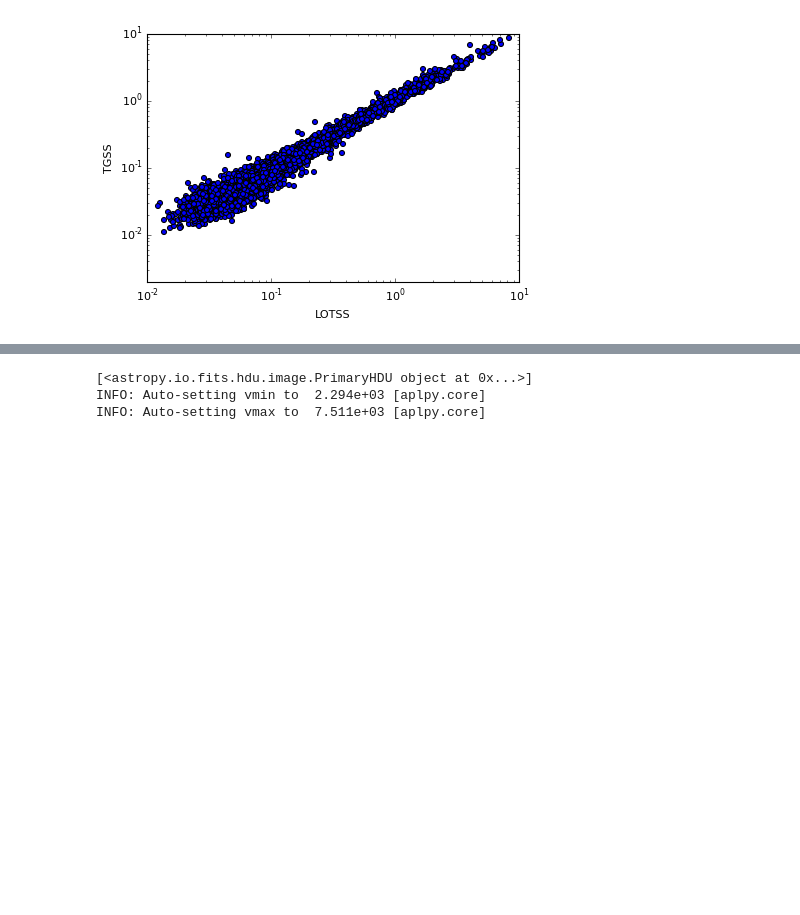
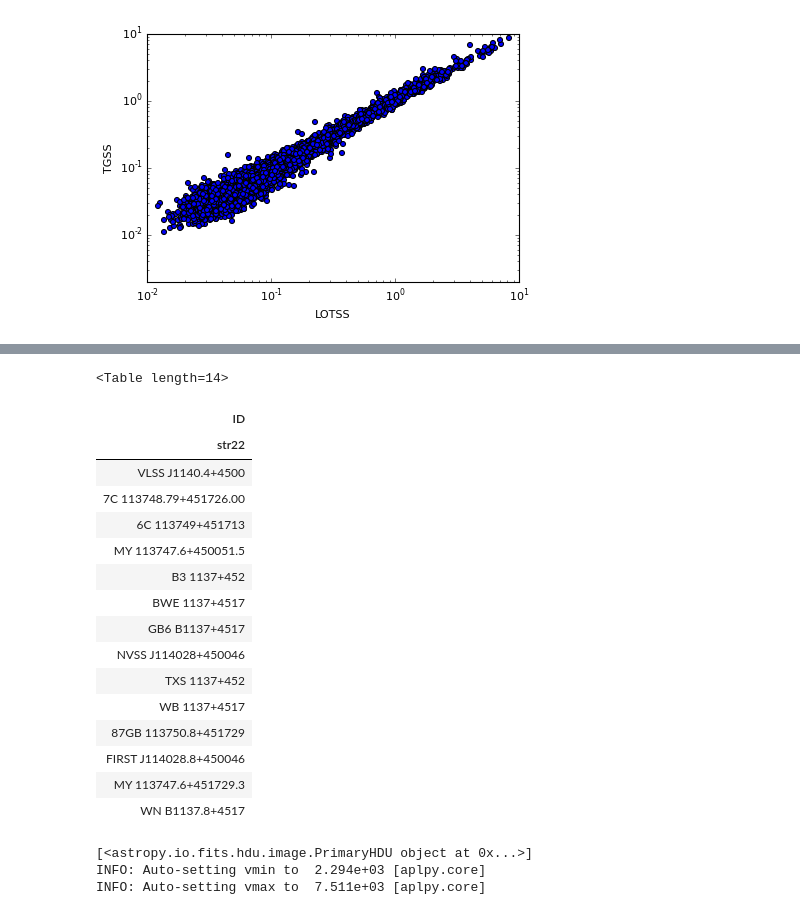
Before and after one commit to niallb96/lofar, a Jupyter notebook: LOTSS_VS_TGSS.ipynb, the cells around one changed output, grey strips where cells are left out. Cells and saved outputs as stored; diff of their text form; code cells hidden in the pictures; blank space fills up the shorter version.

Commit message:
improved code showing relevant data so it would only show info about sources in simbad

```diff
--- a/LOTSS_VS_TGSS.ipynb
+++ b/LOTSS_VS_TGSS.ipynb
@@ -501,3 +383,23 @@ Simbad.query_objectids("6C 112856+453123")
+# %%
+Simbad.query_objectids("NVSS J114028+450046")
+# %% [output]
+<Table length=14>
+| ID |
+| str22 |
+| VLSS J1140.4+4500 |
+| 7C 113748.79+451726.00 |
+| 6C 113749+451713 |
+| MY 113747.6+450051.5 |
+| B3 1137+452 |
+| BWE 1137+4517 |
+| GB6 B1137+4517 |
+| NVSS J114028+450046 |
+| TXS 1137+452 |
+| WB 1137+4517 |
+| 87GB 113750.8+451729 |
+| FIRST J114028.8+450046 |
+| MY 113747.6+451729.3 |
+| WN B1137.8+4517 |
 # %%
 #This displays image of a correlated source
 
```
Also changed, not shown: parts of 3 cells of this notebook.
